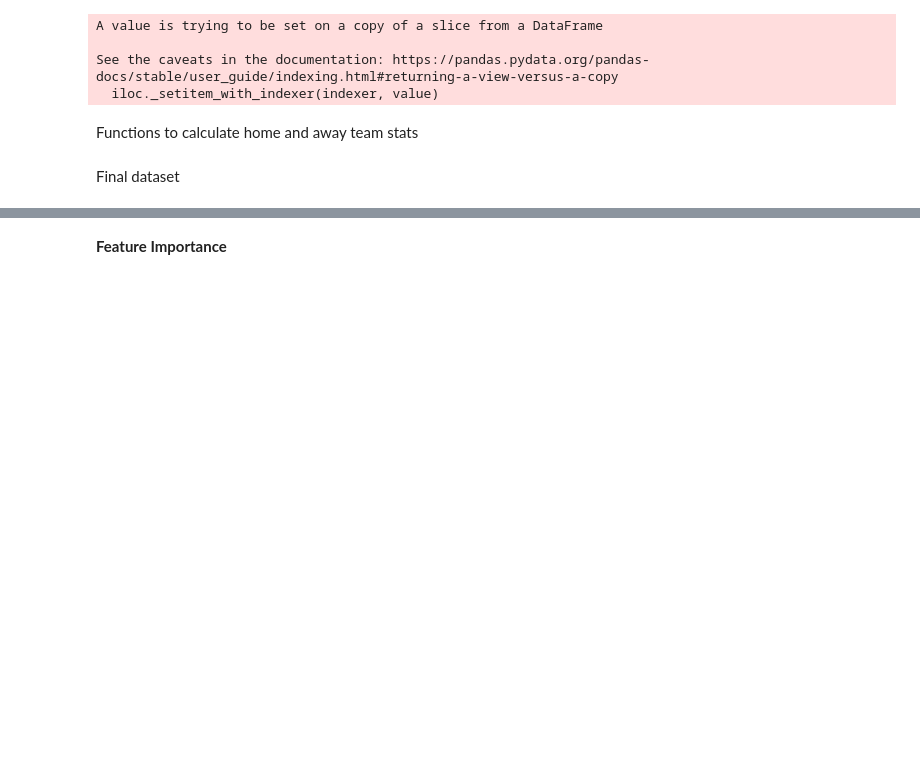
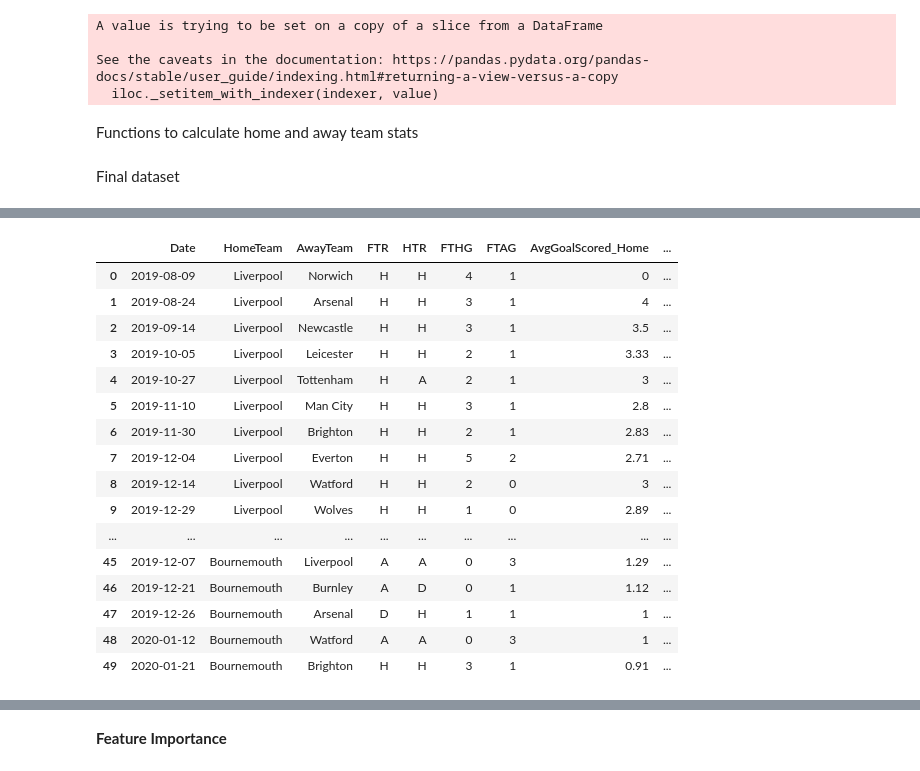
Before and after one commit to abink17/EPL-Prediction, a Jupyter notebook: EPLprediction.ipynb, the cells around one changed output, grey strips where cells are left out. Cells and saved outputs as stored; diff of their text form; code cells hidden in the pictures; blank space fills up the shorter version.

```diff
--- a/EPLprediction.ipynb
+++ b/EPLprediction.ipynb
@@ -315,0 +371,20 @@ temp_df[['Date','HomeTeam','AwayTeam','FTR','HTR','FTHG','FTAG','AvgGoalScored',
+# %%
+final_season_df.head(50)
+# %% [output]
+|  | Date | HomeTeam | AwayTeam | FTR | HTR | FTHG | FTAG | AvgGoalScored_Home | ... |
+| 0 | 2019-08-09 | Liverpool | Norwich | H | H | 4 | 1 | 0 | ... |
+| 1 | 2019-08-24 | Liverpool | Arsenal | H | H | 3 | 1 | 4 | ... |
+| 2 | 2019-09-14 | Liverpool | Newcastle | H | H | 3 | 1 | 3.5 | ... |
+| 3 | 2019-10-05 | Liverpool | Leicester | H | H | 2 | 1 | 3.33 | ... |
+| 4 | 2019-10-27 | Liverpool | Tottenham | H | A | 2 | 1 | 3 | ... |
+| 5 | 2019-11-10 | Liverpool | Man City | H | H | 3 | 1 | 2.8 | ... |
+| 6 | 2019-11-30 | Liverpool | Brighton | H | H | 2 | 1 | 2.83 | ... |
+| 7 | 2019-12-04 | Liverpool | Everton | H | H | 5 | 2 | 2.71 | ... |
+| 8 | 2019-12-14 | Liverpool | Watford | H | H | 2 | 0 | 3 | ... |
+| 9 | 2019-12-29 | Liverpool | Wolves | H | H | 1 | 0 | 2.89 | ... |
+| ... | ... | ... | ... | ... | ... | ... | ... | ... | ... |
+| 45 | 2019-12-07 | Bournemouth | Liverpool | A | A | 0 | 3 | 1.29 | ... |
+| 46 | 2019-12-21 | Bournemouth | Burnley | A | D | 0 | 1 | 1.12 | ... |
+| 47 | 2019-12-26 | Bournemouth | Arsenal | D | H | 1 | 1 | 1 | ... |
+| 48 | 2020-01-12 | Bournemouth | Watford | A | A | 0 | 3 | 1 | ... |
+| 49 | 2020-01-21 | Bournemouth | Brighton | H | H | 3 | 1 | 0.91 | ... |
```
Also changed, not shown: parts of 15 cells of this notebook.
